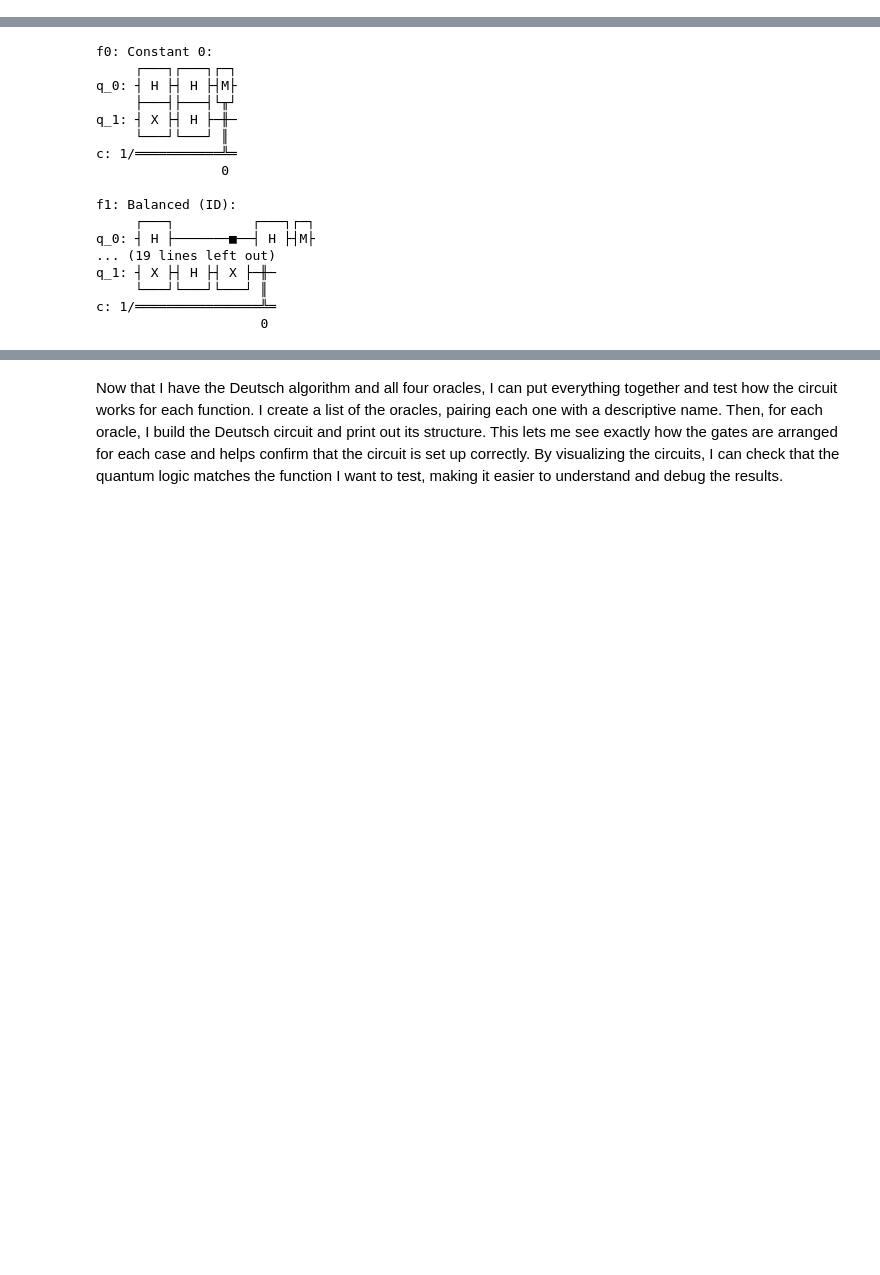
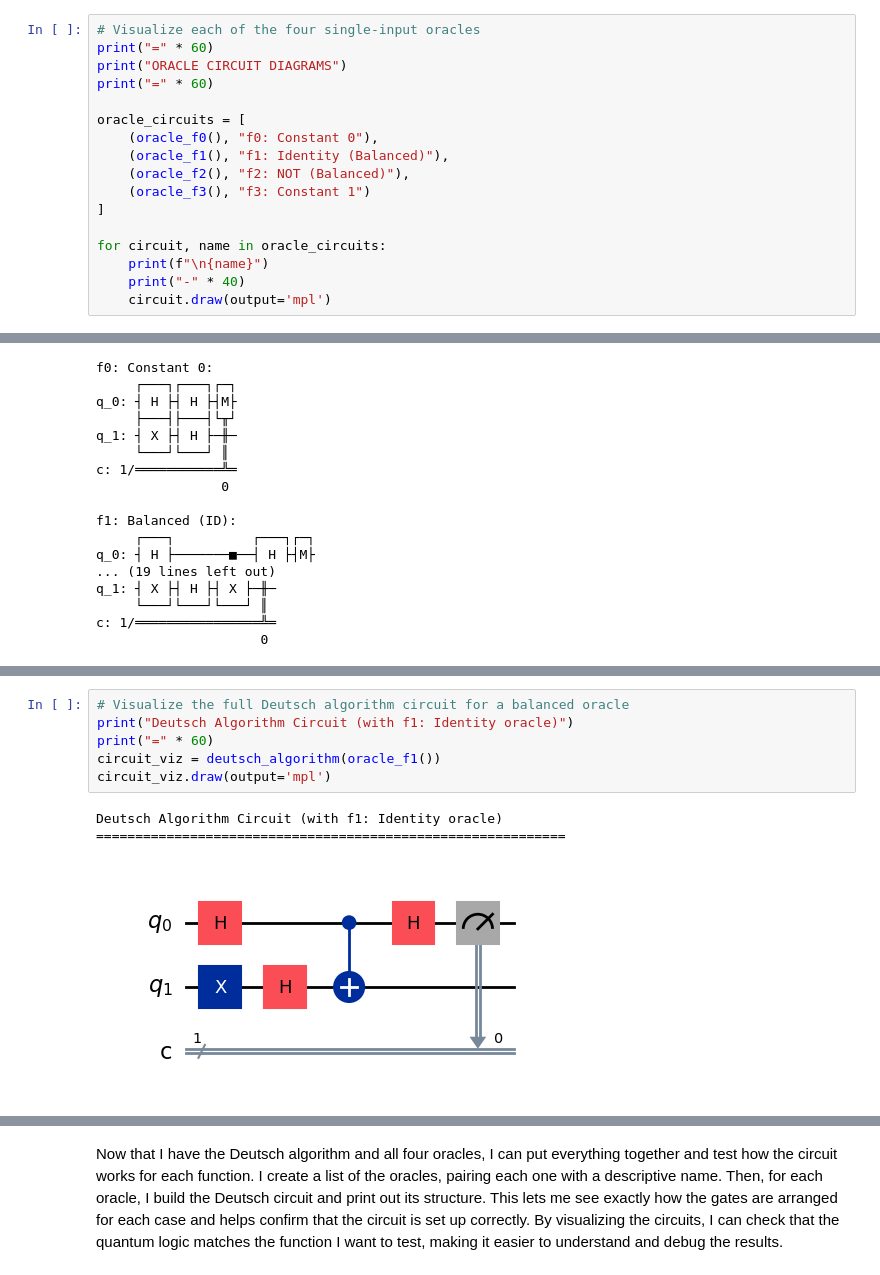
Before and after one commit to fionnmcgoldrick123/emerging-technologies, a Jupyter notebook: problems.ipynb, the cells around one changed output, grey strips where cells are left out. Drawn from its saved outputs; the diff is of its cells as text; blank space fills up the shorter version.

Commit message:
Add PEP8 Compliance (Removed trailing lines from the random_constant_balanced function) - Add section explaining the single-input oracle circuits

```diff
--- a/problems.ipynb
+++ b/problems.ipynb
@@ -1398,0 +1409,17 @@ All tests passed.
+# %%
+# Visualize each of the four single-input oracles
+print("=" * 60)
+print("ORACLE CIRCUIT DIAGRAMS")
+print("=" * 60)
+
+oracle_circuits = [
+    (oracle_f0(), "f0: Constant 0"),
+    (oracle_f1(), "f1: Identity (Balanced)"),
+    (oracle_f2(), "f2: NOT (Balanced)"),
+    (oracle_f3(), "f3: Constant 1")
+]
+
+for circuit, name in oracle_circuits:
+    print(f"\n{name}")
+    print("-" * 40)
+    circuit.draw(output='mpl')
@@ -1899,0 +1961,10 @@ c: 1/════════════════╩═
+# %%
+# Visualize the full Deutsch algorithm circuit for a balanced oracle
+print("Deutsch Algorithm Circuit (with f1: Identity oracle)")
+print("=" * 60)
+circuit_viz = deutsch_algorithm(oracle_f1())
+circuit_viz.draw(output='mpl')
+# %% [output]
+Deutsch Algorithm Circuit (with f1: Identity oracle)
+============================================================
+[figure, added]
```
Also changed, not shown: parts of 12 cells of this notebook.
